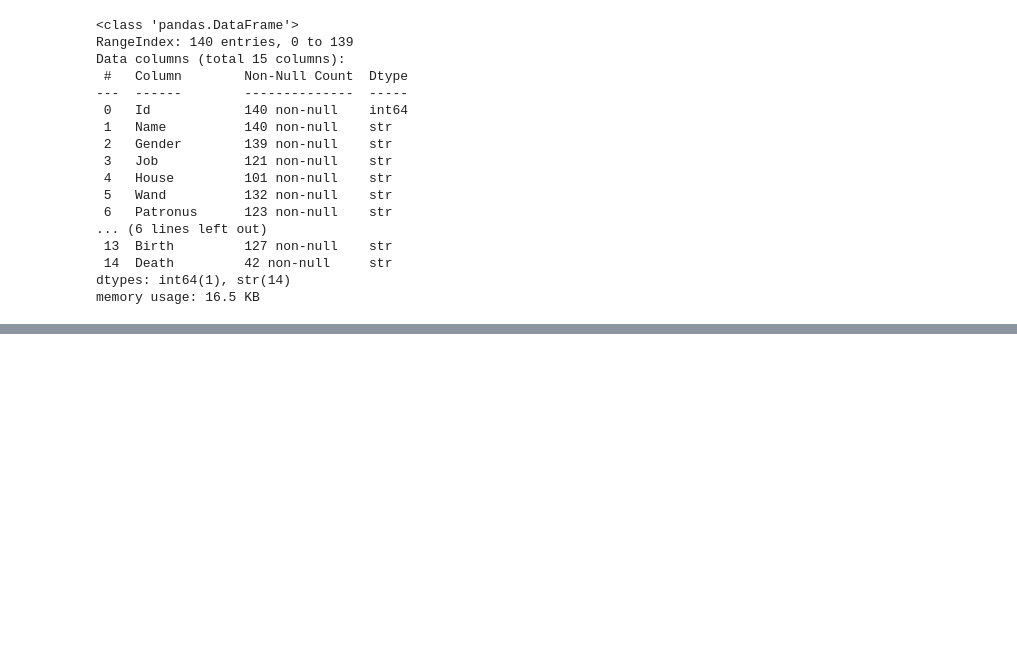
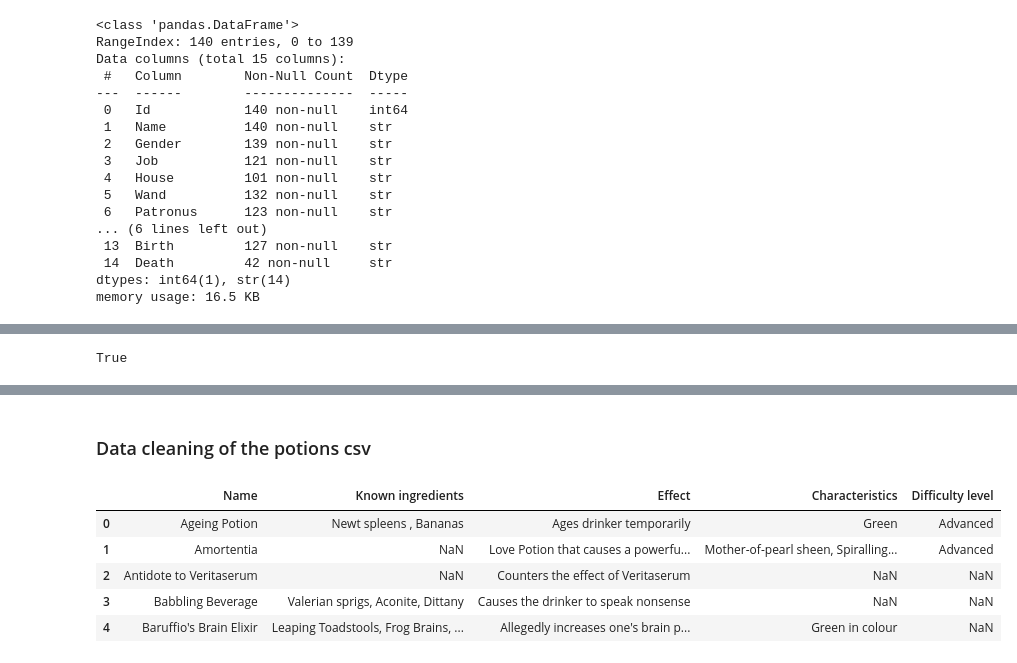
Before and after one commit to opheliathomasson/data_kvalit-_kunskapskontroll, a Jupyter notebook: data_cleaning.ipynb, the cells around one changed output, grey strips where cells are left out. Saved outputs shown, nothing was run; the diff lists cells and outputs as text; code cells hidden in the pictures; blank space fills up the shorter version.

Commit message:
done cleaning, new csv file

```diff
--- a/data_cleaning.ipynb
+++ b/data_cleaning.ipynb
@@ -94,3 +126,7 @@ Drop columns that aren't relevant and have many missing values.
+# %%
+characters["id"].is_unique # check if the "id" column contains unique values to ensure that it can be used as a primary key for the dataset.
+# %% [output]
+True
 # %%
 characters = characters.drop(columns=['hair_colour', 'eye_colour', 'wand']) # drop columns with too many missing values and not relevant us
 characters.head()
@@ -101,3 +137,14 @@ characters.head()
 | 2 | 3 | Hermione Jean Granger | Female | Student | Gryffindor | Otter | Human | Muggle-born | Dumbledore's Army | Order of the ... | Almost everything | ... |
 | 3 | 4 | Albus Percival Wulfric Brian Dumb... | Male | Headmaster | Gryffindor | Phoenix | Human | Half-blood | Dumbledore's Army | Order of the ... | Considered by many to be one of t... | ... |
 | 4 | 5 | Rubeus Hagrid | Male | Keeper of Keys and Grounds | Prof... | Gryffindor | NaN | Half-Human/Half-Giant | Part-Human (Half-giant) | Albus Dumbledore | Order of the P... | Resistant to stunning spells| abo... | ... |
+# %% [markdown]
+### Data cleaning of the potions csv
+# %%
+potions.head()
+# %% [output]
+|  | Name | Known ingredients | Effect | Characteristics | Difficulty level |
+| 0 | Ageing Potion | Newt spleens , Bananas | Ages drinker temporarily | Green | Advanced |
+| 1 | Amortentia | NaN | Love Potion that causes a powerfu... | Mother-of-pearl sheen, Spiralling... | Advanced |
+| 2 | Antidote to Veritaserum | NaN | Counters the effect of Veritaserum | NaN | NaN |
+| 3 | Babbling Beverage | Valerian sprigs, Aconite, Dittany | Causes the drinker to speak nonsense | NaN | NaN |
+| 4 | Baruffio's Brain Elixir | Leaping Toadstools, Frog Brains, ... | Allegedly increases one's brain p... | Green in colour | NaN |
```
Also changed, not shown: parts of 59 cells of this notebook, 1 other file.
